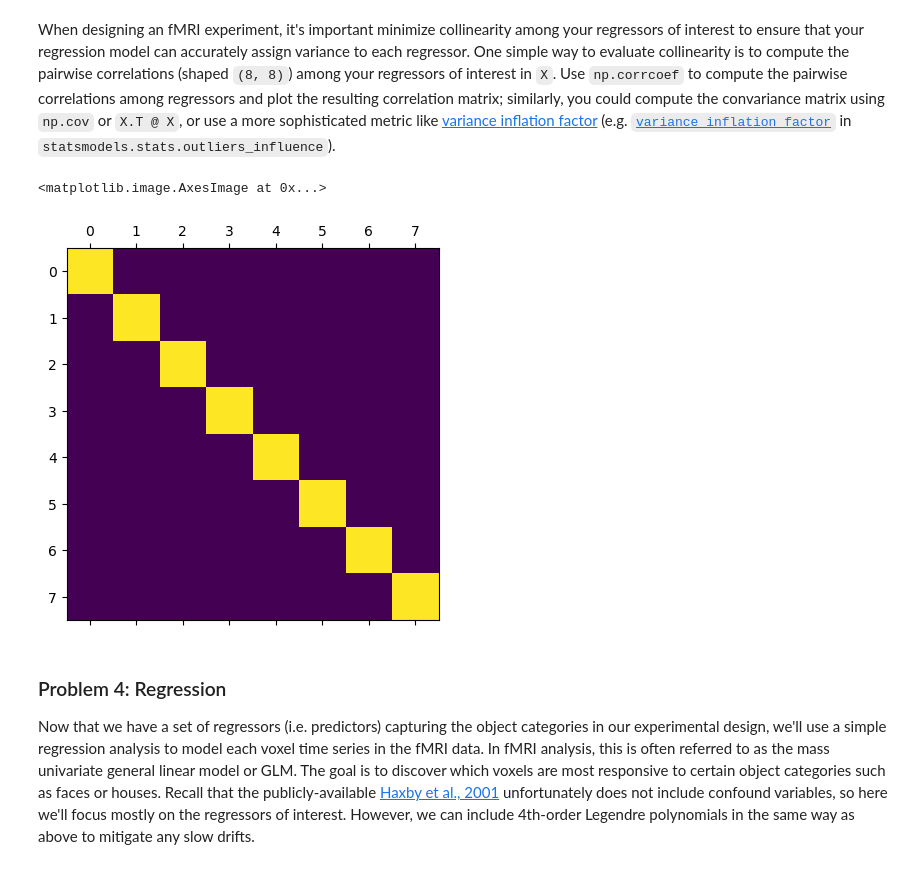
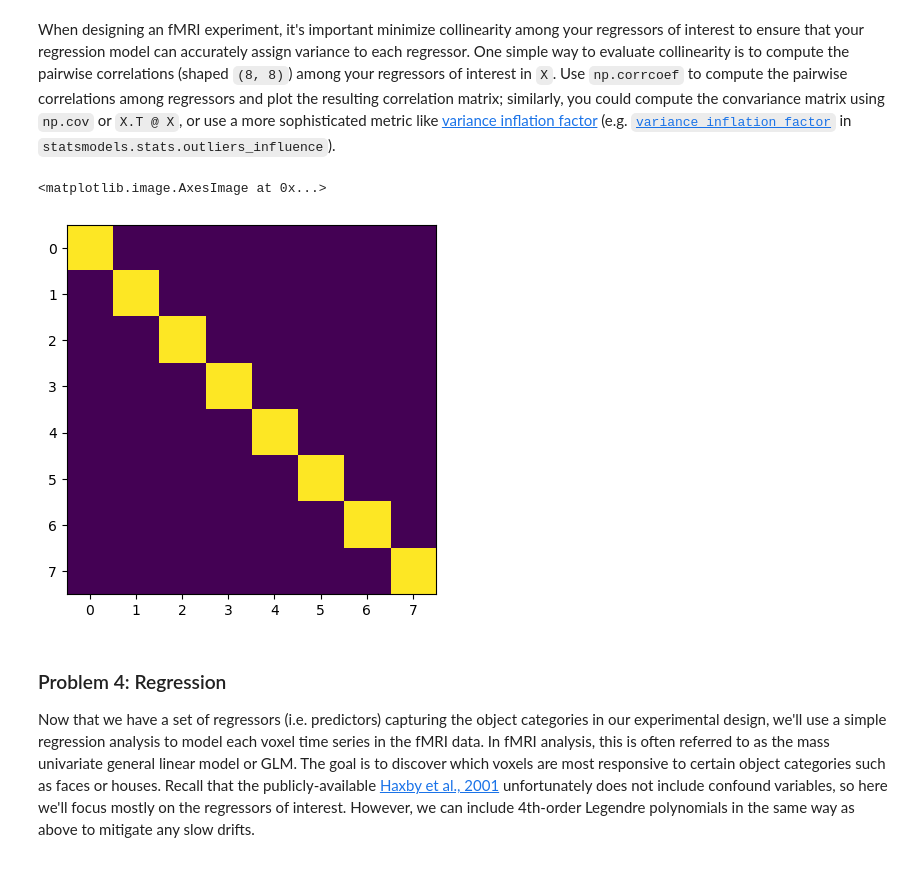
Before and after one commit to saeyokoyama/neu502b-lab, a Jupyter notebook: homework/homework-yokoyama.ipynb, the cells around one changed output. Saved outputs shown, nothing was run; the diff lists cells and outputs as text; code cells hidden in the pictures.

```diff
--- a/homework/homework-yokoyama.ipynb
+++ b/homework/homework-yokoyama.ipynb
@@ -314,11 +314,10 @@ When designing an fMRI experiment, it's important minimize collinearity among yo
 # %%
 # Compute correlation matrix and plot:
 corr = X.T@X
-
-plt.matshow(corr)
+plt.imshow(corr)
 # %% [output]
 <matplotlib.image.AxesImage at 0x...>
-[figure, old version]
+[figure, new version]
 # %% [markdown]
 ### Problem 4: Regression
 
```
Also changed, not shown: parts of 6 cells of this notebook, 1 other file.
